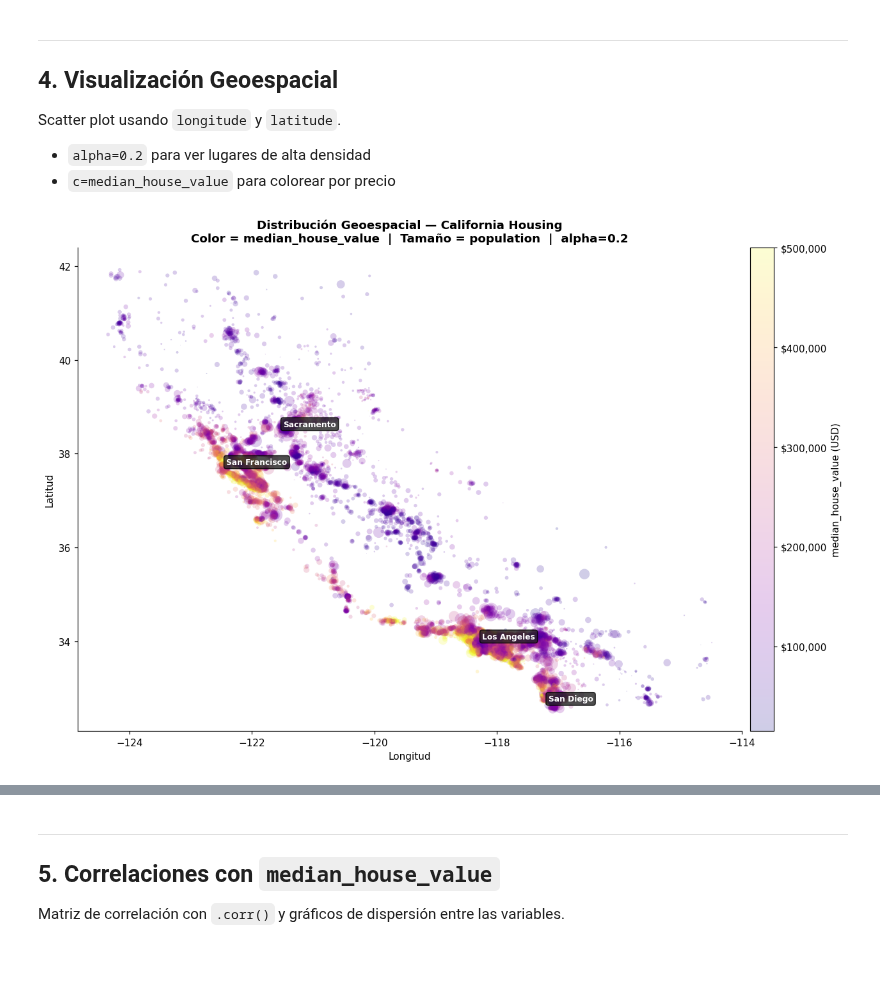
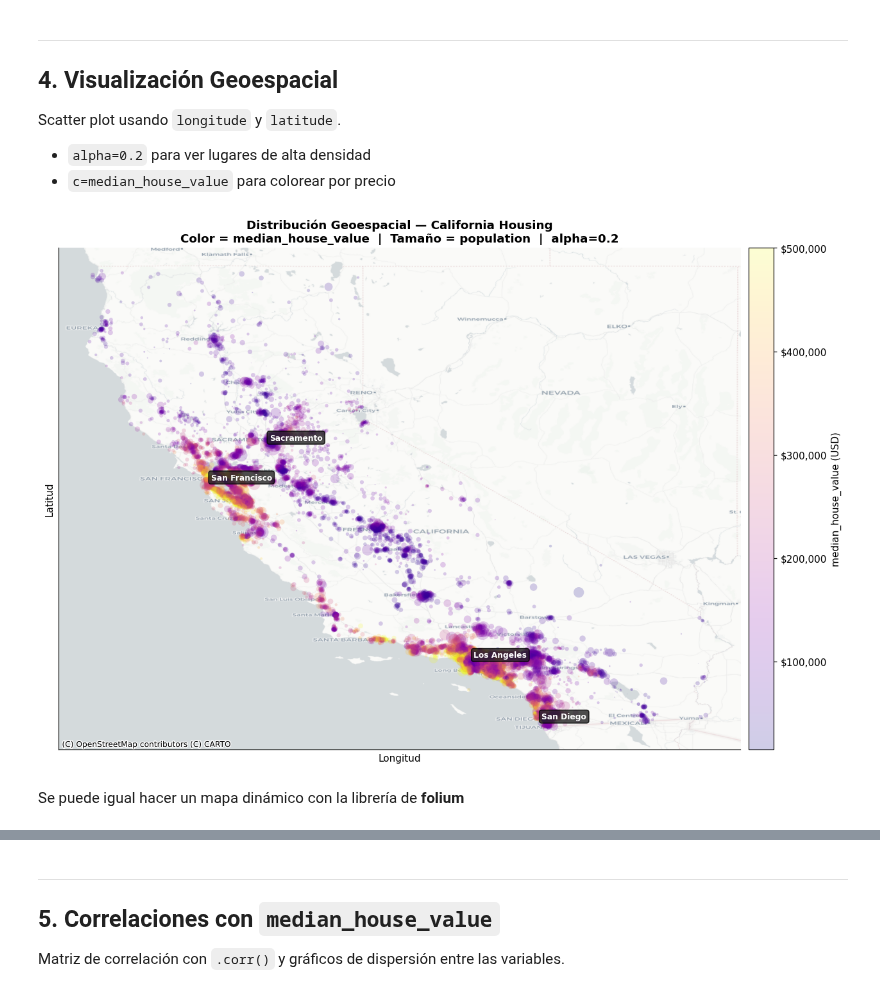
Before and after one commit to osbonilla/ds-ml-project-template, a Jupyter notebook: notebooks/01_exploracion.ipynb, the cells around one changed output, grey strips where cells are left out. Saved outputs shown, nothing was run; the diff lists cells and outputs as text; code cells hidden in the pictures; blank space fills up the shorter version.

```diff
--- a/notebooks/01_exploracion.ipynb
+++ b/notebooks/01_exploracion.ipynb
@@ -283,45 +293,77 @@ Scatter plot usando `longitude` y `latitude`.
 - `alpha=0.2` para ver lugares de alta densidad
 - `c=median_house_value` para colorear por precio
 # %%
+import contextily as ctx
+import geopandas as gpd
+from shapely.geometry import Point
+
+# Convertir a GeoDataFrame y reproyectar a Web Mercator
+gdf = gpd.GeoDataFrame(
+    housing,
+    geometry=gpd.points_from_xy(housing['longitude'], housing['latitude']),
+    crs='EPSG:4326'
+).to_crs('EPSG:3857')
+
 fig, ax = plt.subplots(figsize=(12, 8))
 
 scatter = ax.scatter(
-    x          = housing['longitude'],
-    y          = housing['latitude'],
-    c          = housing['median_house_value'],
+    x          = gdf.geometry.x,
+    y          = gdf.geometry.y,
+    c          = gdf['median_house_value'],
     cmap       = 'plasma',
     alpha      = 0.2,
-    s          = housing['population'] / 60,
+    s          = gdf['population'] / 60,
     linewidths = 0,
+    zorder     = 2,
+)
+
+# Mapa base gris
+ctx.add_basemap(
+    ax,
+    crs      = gdf.crs,
+    source   = ctx.providers.CartoDB.Positron,   # fondo gris limpio
+    zoom     = 7,
+    zorder   = 1,
 )
 
 cbar = fig.colorbar(scatter, ax=ax, pad=0.01)
 cbar.set_label('median_house_value (USD)', fontsize=10)
 cbar.ax.yaxis.set_major_formatter(
     mticker.FuncFormatter(lambda x, _: f'${x:,.0f}')
 )
 
+# Ciudades — también hay que reproyectar las coordenadas
 cities = {
     'San Francisco': (-122.42, 37.77),
     'Los Angeles'  : (-118.24, 34.05),
     'San Diego'    : (-117.16, 32.72),
     'Sacramento'   : (-121.49, 38.58),
 }
-for city, (lon, lat) in cities.items():
+transformer = gpd.GeoSeries(
+    [Point(lon, lat) for lon, lat in cities.values()],
+    crs='EPSG:4326'
+).to_crs('EPSG:3857')
+
+for (city, _), point in zip(cities.items(), transformer):
     ax.annotate(
-        city, (lon, lat), fontsize=8, fontweight='bold', color='white',
+        city, (point.x, point.y), fontsize=8, fontweight='bold', color='white',
         bbox=dict(boxstyle='round,pad=0.3', facecolor='#222', alpha=0.8),
+        zorder=3,
     )
 
 ax.set_xlabel('Longitud')
 ax.set_ylabel('Latitud')
 ax.set_title(
     'Distribución Geoespacial — California Housing\n'
     'Color = median_house_value  |  Tamaño = population  |  alpha=0.2',
     fontweight='bold'
 )
+ax.set_xticks([])
+ax.set_yticks([])
 plt.tight_layout()
 plt.savefig(FIGURES_DIR / 'eda_mapa_geoespacial.png', bbox_inches='tight', dpi=130)
 plt.show()
 # %% [output]
-[figure, old version]
+[figure, new version]
+# %% [markdown]
+Se puede igual hacer un mapa dinámico con la librería de **folium**
```
Also changed, not shown: parts of 18 cells of this notebook, 9 other files.
